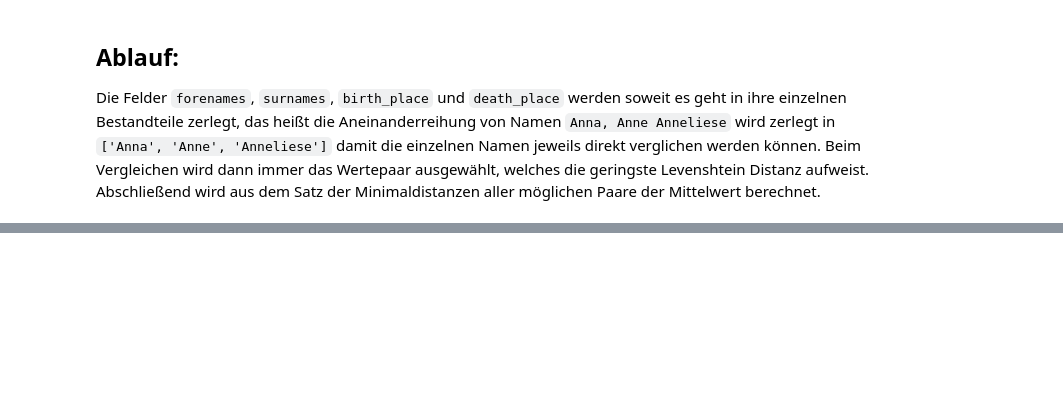
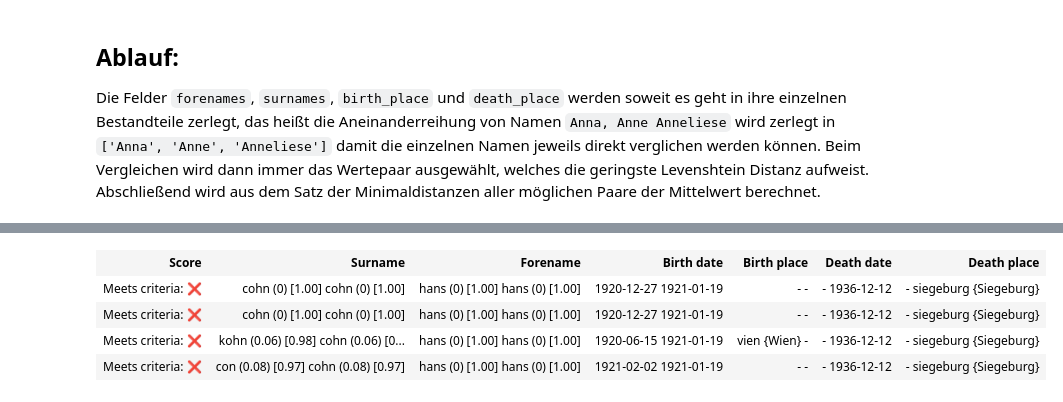
Before and after one commit to TracingThePast/automatic_matching, a Jupyter notebook: Automatic Matching Examples.ipynb, the cells around one changed output, grey strips where cells are left out. Saved outputs shown, nothing was run; the diff lists cells and outputs as text; code cells hidden in the pictures; blank space fills up the shorter version.

```diff
--- a/Automatic Matching Examples.ipynb
+++ b/Automatic Matching Examples.ipynb
@@ -105,0 +186,52 @@ display(HTML(output_html))
+# %%
+
+
+local_test_data = {
+    'forenames': ['Hans'],
+    'surnames': ['Cohn'],
+    'birth_date': ['1921-01-19'],
+    'death_place': ['Siegeburg'],
+    'death_date': ['1936-12-12'],
+}
+
+external_test_data_sets = [
+    {
+        'forenames': ['Hans', 'M'],
+        'surnames': ['Cohn'],
+        'birth_date': ['1920-12-27'],
+    },
+    {
+        'forenames': ['Hans'],
+        'surnames': ['Kohn',],
+        'birth_date': ['1920-06-15'],
+        'birth_place': ['Wien'],
+    },
+    {
+        'forenames': ['Hans'],
+        'surnames': ['Cohn',],
+        'birth_date': ['1920-12-27'],
+    },
+    {
+        'forenames': ['Hans'],
+        'surnames': ['Coen',],
+        'birth_date': ['1921-02-02'],
+    }
+]
+
+results = []
+for external_test_data in external_test_data_sets:
+    results.append(get_matching_score(local_test_data, external_test_data))
+
+results = sorted(results, key=lambda d: (d['absolute_score'], d['relative_score']))
+results.reverse()
+
+
+output_html = get_results_as_html(results)
+
+display(HTML(output_html))
+# %% [output]
+| Score | Surname | Forename | Birth date | Birth place | Death date | Death place |
+| Meets criteria: ❌ | cohn (0) [1.00] cohn (0) [1.00] | hans (0) [1.00] hans (0) [1.00] | 1920-12-27 1921-01-19 | - - | - 1936-12-12 | - siegeburg {Siegeburg} |
+| Meets criteria: ❌ | cohn (0) [1.00] cohn (0) [1.00] | hans (0) [1.00] hans (0) [1.00] | 1920-12-27 1921-01-19 | - - | - 1936-12-12 | - siegeburg {Siegeburg} |
+| Meets criteria: ❌ | kohn (0.06) [0.98] cohn (0.06) [0... | hans (0) [1.00] hans (0) [1.00] | 1920-06-15 1921-01-19 | vien {Wien} - | - 1936-12-12 | - siegeburg {Siegeburg} |
+| Meets criteria: ❌ | con (0.08) [0.97] cohn (0.08) [0.97] | hans (0) [1.00] hans (0) [1.00] | 1921-02-02 1921-01-19 | - - | - 1936-12-12 | - siegeburg {Siegeburg} |
```
Also changed, not shown: parts of 7 cells of this notebook, 2 other files.
